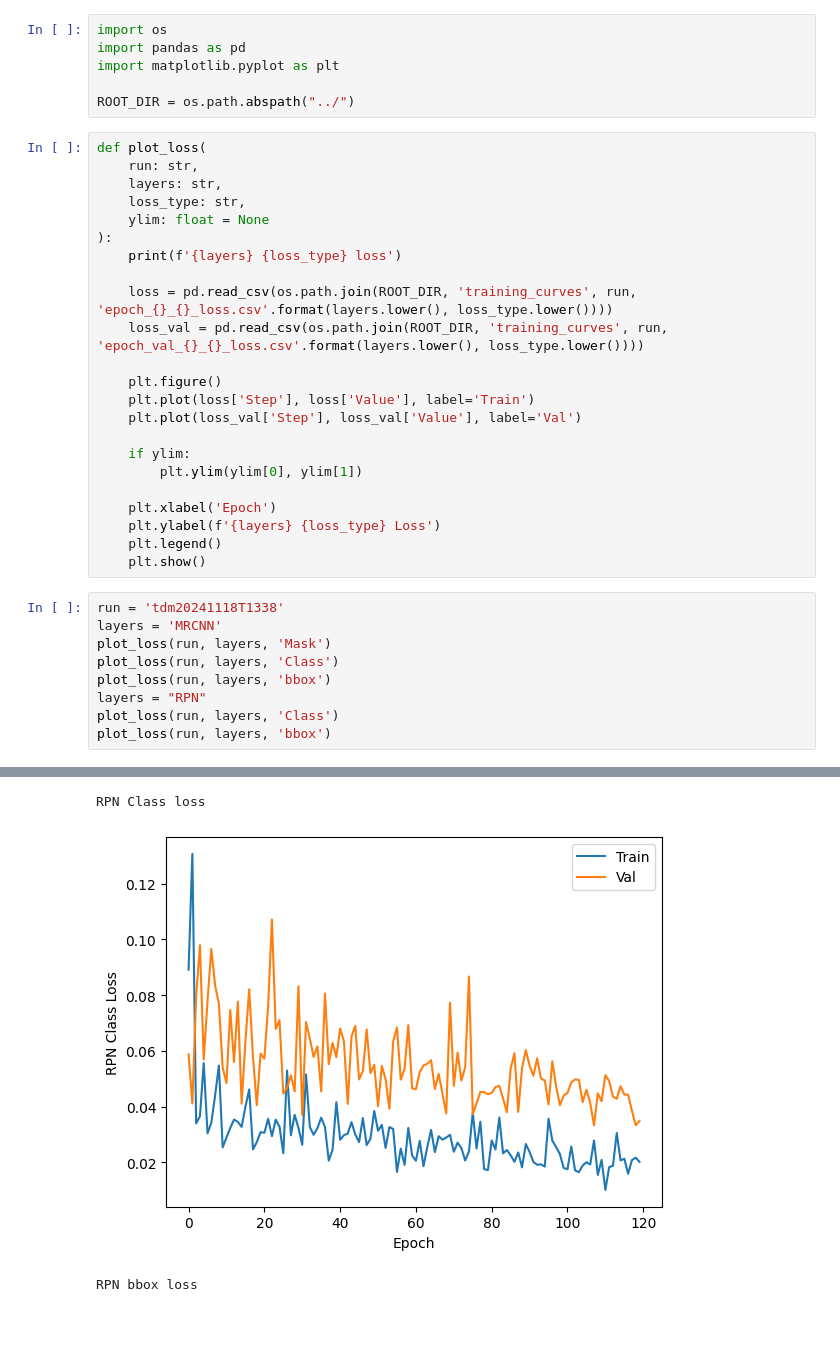
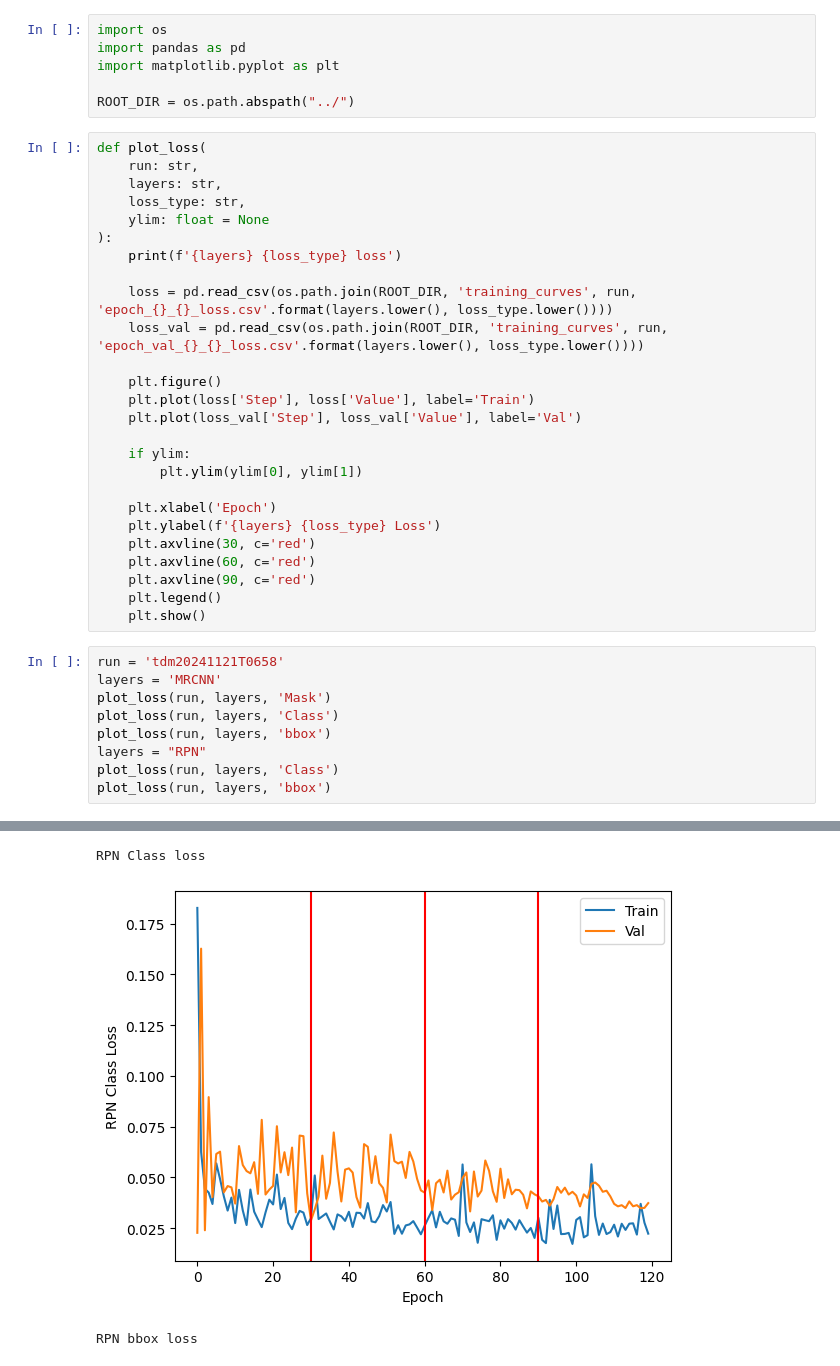
Before and after one commit to gtgottlieb/tdmms_DL, a Jupyter notebook: training_curves.ipynb, the cells around one changed output, grey strips where cells are left out. Drawn from its saved outputs; the diff is of its cells as text; blank space fills up the shorter version.

```diff
--- a/training_curves.ipynb
+++ b/training_curves.ipynb
@@ -25,10 +25,13 @@ def plot_loss(
 
     plt.xlabel('Epoch')
     plt.ylabel(f'{layers} {loss_type} Loss')
+    plt.axvline(30, c='red')
+    plt.axvline(60, c='red')
+    plt.axvline(90, c='red')
     plt.legend()
     plt.show()
 # %%
-run = 'tdm20241118T1338'
+run = 'tdm20241121T0658'
 layers = 'MRCNN'
 plot_loss(run, layers, 'Mask')
 plot_loss(run, layers, 'Class')
@@ -46,3 +49,3 @@ MRCNN bbox loss
 RPN Class loss
-[figure, old version]
+[figure, new version]
 RPN bbox loss
```
Also changed, not shown: parts of 1 cell of this notebook, 5 other files.
